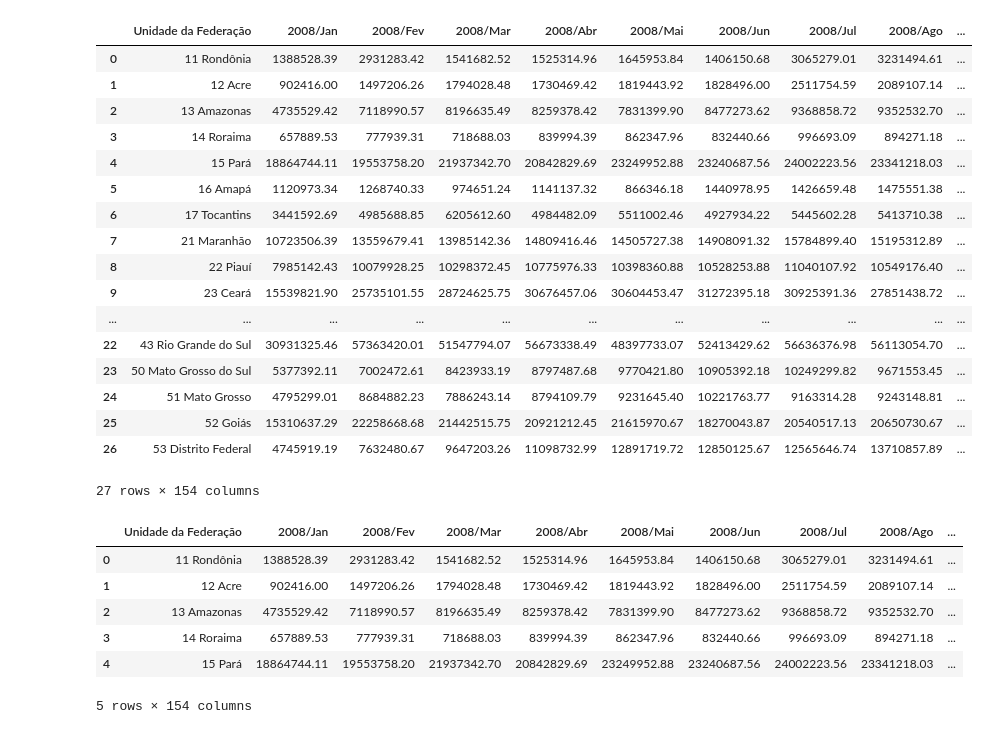
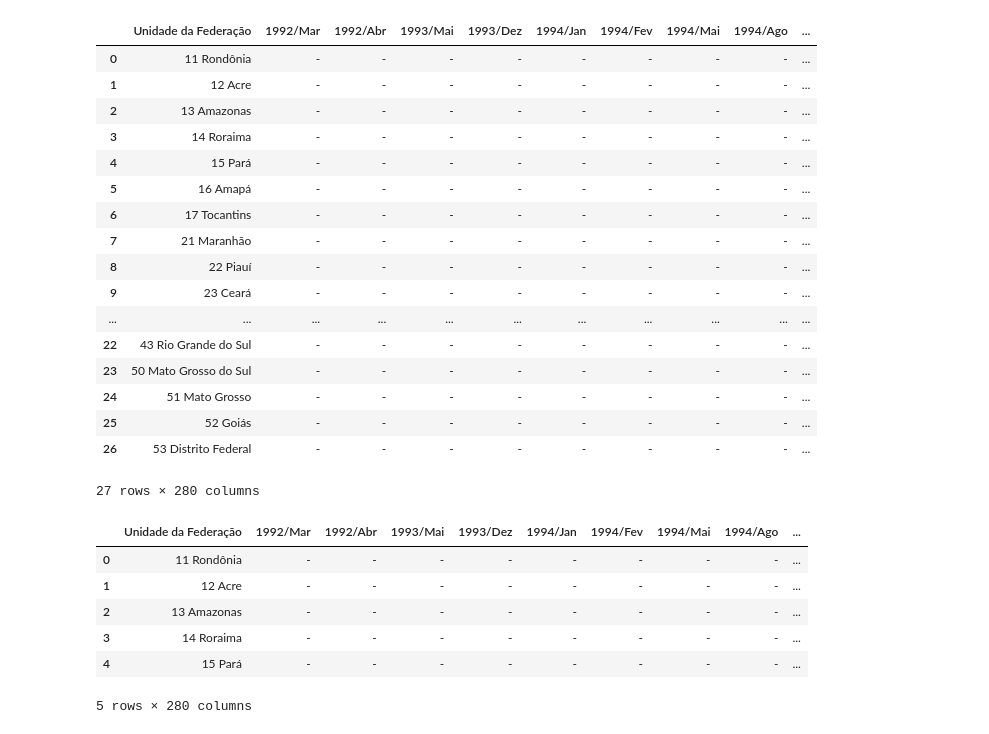
Before and after one commit to maikyramon/bootcamp, a Jupyter notebook: BootCampDataScienceAula1.ipynb, the cells around one changed output. Cells and saved outputs as stored; diff of their text form; code cells hidden in the pictures.

```diff
--- a/BootCampDataScienceAula1.ipynb
+++ b/BootCampDataScienceAula1.ipynb
@@ -38,37 +57,38 @@ import matplotlib.ticker as ticker
 # %%
 pd.options.display.float_format = "{:.2f}".format
 # %%
-dados = pd.read_csv('/content/A193403189_28_143_208.csv', engine='python', encoding="ISO-8859-1", skiprows=3, sep=';', skipfooter=12, thousands='.', decimal=',')
+#dados = pd.read_csv('/content/A193403189_28_143_208.csv', engine='python', encoding="ISO-8859-1", skiprows=3, sep=';', skipfooter=12, thousands='.', decimal=',')
+dados = pd.read_csv('/content/A160324189_28_143_208.csv', engine='python', encoding="ISO-8859-1", skiprows=3, sep=';', skipfooter=12, thousands='.', decimal=',')
 dados
 # %% [output]
-|  | Unidade da Federação | 2008/Jan | 2008/Fev | 2008/Mar | 2008/Abr | 2008/Mai | 2008/Jun | 2008/Jul | 2008/Ago | ... |
-| 0 | 11 Rondônia | 1388528.39 | 2931283.42 | 1541682.52 | 1525314.96 | 1645953.84 | 1406150.68 | 3065279.01 | 3231494.61 | ... |
-| 1 | 12 Acre | 902416.00 | 1497206.26 | 1794028.48 | 1730469.42 | 1819443.92 | 1828496.00 | 2511754.59 | 2089107.14 | ... |
-| 2 | 13 Amazonas | 4735529.42 | 7118990.57 | 8196635.49 | 8259378.42 | 7831399.90 | 8477273.62 | 9368858.72 | 9352532.70 | ... |
-| 3 | 14 Roraima | 657889.53 | 777939.31 | 718688.03 | 839994.39 | 862347.96 | 832440.66 | 996693.09 | 894271.18 | ... |
-| 4 | 15 Pará | 18864744.11 | 19553758.20 | 21937342.70 | 20842829.69 | 23249952.88 | 23240687.56 | 24002223.56 | 23341218.03 | ... |
-| 5 | 16 Amapá | 1120973.34 | 1268740.33 | 974651.24 | 1141137.32 | 866346.18 | 1440978.95 | 1426659.48 | 1475551.38 | ... |
-| 6 | 17 Tocantins | 3441592.69 | 4985688.85 | 6205612.60 | 4984482.09 | 5511002.46 | 4927934.22 | 5445602.28 | 5413710.38 | ... |
-| 7 | 21 Maranhão | 10723506.39 | 13559679.41 | 13985142.36 | 14809416.46 | 14505727.38 | 14908091.32 | 15784899.40 | 15195312.89 | ... |
-| 8 | 22 Piauí | 7985142.43 | 10079928.25 | 10298372.45 | 10775976.33 | 10398360.88 | 10528253.88 | 11040107.92 | 10549176.40 | ... |
-| 9 | 23 Ceará | 15539821.90 | 25735101.55 | 28724625.75 | 30676457.06 | 30604453.47 | 31272395.18 | 30925391.36 | 27851438.72 | ... |
+|  | Unidade da Federação | 1992/Mar | 1992/Abr | 1993/Mai | 1993/Dez | 1994/Jan | 1994/Fev | 1994/Mai | 1994/Ago | ... |
+| 0 | 11 Rondônia | - | - | - | - | - | - | - | - | ... |
+| 1 | 12 Acre | - | - | - | - | - | - | - | - | ... |
+| 2 | 13 Amazonas | - | - | - | - | - | - | - | - | ... |
+| 3 | 14 Roraima | - | - | - | - | - | - | - | - | ... |
+| 4 | 15 Pará | - | - | - | - | - | - | - | - | ... |
+| 5 | 16 Amapá | - | - | - | - | - | - | - | - | ... |
+| 6 | 17 Tocantins | - | - | - | - | - | - | - | - | ... |
+| 7 | 21 Maranhão | - | - | - | - | - | - | - | - | ... |
+| 8 | 22 Piauí | - | - | - | - | - | - | - | - | ... |
+| 9 | 23 Ceará | - | - | - | - | - | - | - | - | ... |
 | ... | ... | ... | ... | ... | ... | ... | ... | ... | ... | ... |
-| 22 | 43 Rio Grande do Sul | 30931325.46 | 57363420.01 | 51547794.07 | 56673338.49 | 48397733.07 | 52413429.62 | 56636376.98 | 56113054.70 | ... |
-| 23 | 50 Mato Grosso do Sul | 5377392.11 | 7002472.61 | 8423933.19 | 8797487.68 | 9770421.80 | 10905392.18 | 10249299.82 | 9671553.45 | ... |
-| 24 | 51 Mato Grosso | 4795299.01 | 8684882.23 | 7886243.14 | 8794109.79 | 9231645.40 | 10221763.77 | 9163314.28 | 9243148.81 | ... |
-| 25 | 52 Goiás | 15310637.29 | 22258668.68 | 21442515.75 | 20921212.45 | 21615970.67 | 18270043.87 | 20540517.13 | 20650730.67 | ... |
-| 26 | 53 Distrito Federal | 4745919.19 | 7632480.67 | 9647203.26 | 11098732.99 | 12891719.72 | 12850125.67 | 12565646.74 | 13710857.89 | ... |
+| 22 | 43 Rio Grande do Sul | - | - | - | - | - | - | - | - | ... |
+| 23 | 50 Mato Grosso do Sul | - | - | - | - | - | - | - | - | ... |
+| 24 | 51 Mato Grosso | - | - | - | - | - | - | - | - | ... |
+| 25 | 52 Goiás | - | - | - | - | - | - | - | - | ... |
+| 26 | 53 Distrito Federal | - | - | - | - | - | - | - | - | ... |
-27 rows × 154 columns
+27 rows × 280 columns
 # %%
 dados.head()
 # %% [output]
-|  | Unidade da Federação | 2008/Jan | 2008/Fev | 2008/Mar | 2008/Abr | 2008/Mai | 2008/Jun | 2008/Jul | 2008/Ago | ... |
-| 0 | 11 Rondônia | 1388528.39 | 2931283.42 | 1541682.52 | 1525314.96 | 1645953.84 | 1406150.68 | 3065279.01 | 3231494.61 | ... |
-| 1 | 12 Acre | 902416.00 | 1497206.26 | 1794028.48 | 1730469.42 | 1819443.92 | 1828496.00 | 2511754.59 | 2089107.14 | ... |
-| 2 | 13 Amazonas | 4735529.42 | 7118990.57 | 8196635.49 | 8259378.42 | 7831399.90 | 8477273.62 | 9368858.72 | 9352532.70 | ... |
-| 3 | 14 Roraima | 657889.53 | 777939.31 | 718688.03 | 839994.39 | 862347.96 | 832440.66 | 996693.09 | 894271.18 | ... |
-| 4 | 15 Pará | 18864744.11 | 19553758.20 | 21937342.70 | 20842829.69 | 23249952.88 | 23240687.56 | 24002223.56 | 23341218.03 | ... |
+|  | Unidade da Federação | 1992/Mar | 1992/Abr | 1993/Mai | 1993/Dez | 1994/Jan | 1994/Fev | 1994/Mai | 1994/Ago | ... |
+| 0 | 11 Rondônia | - | - | - | - | - | - | - | - | ... |
+| 1 | 12 Acre | - | - | - | - | - | - | - | - | ... |
+| 2 | 13 Amazonas | - | - | - | - | - | - | - | - | ... |
+| 3 | 14 Roraima | - | - | - | - | - | - | - | - | ... |
+| 4 | 15 Pará | - | - | - | - | - | - | - | - | ... |
-5 rows × 154 columns
+5 rows × 280 columns
 # %%
 dados.mean()
 # %% [output]
```
Also changed, not shown: parts of 15 cells of this notebook.
